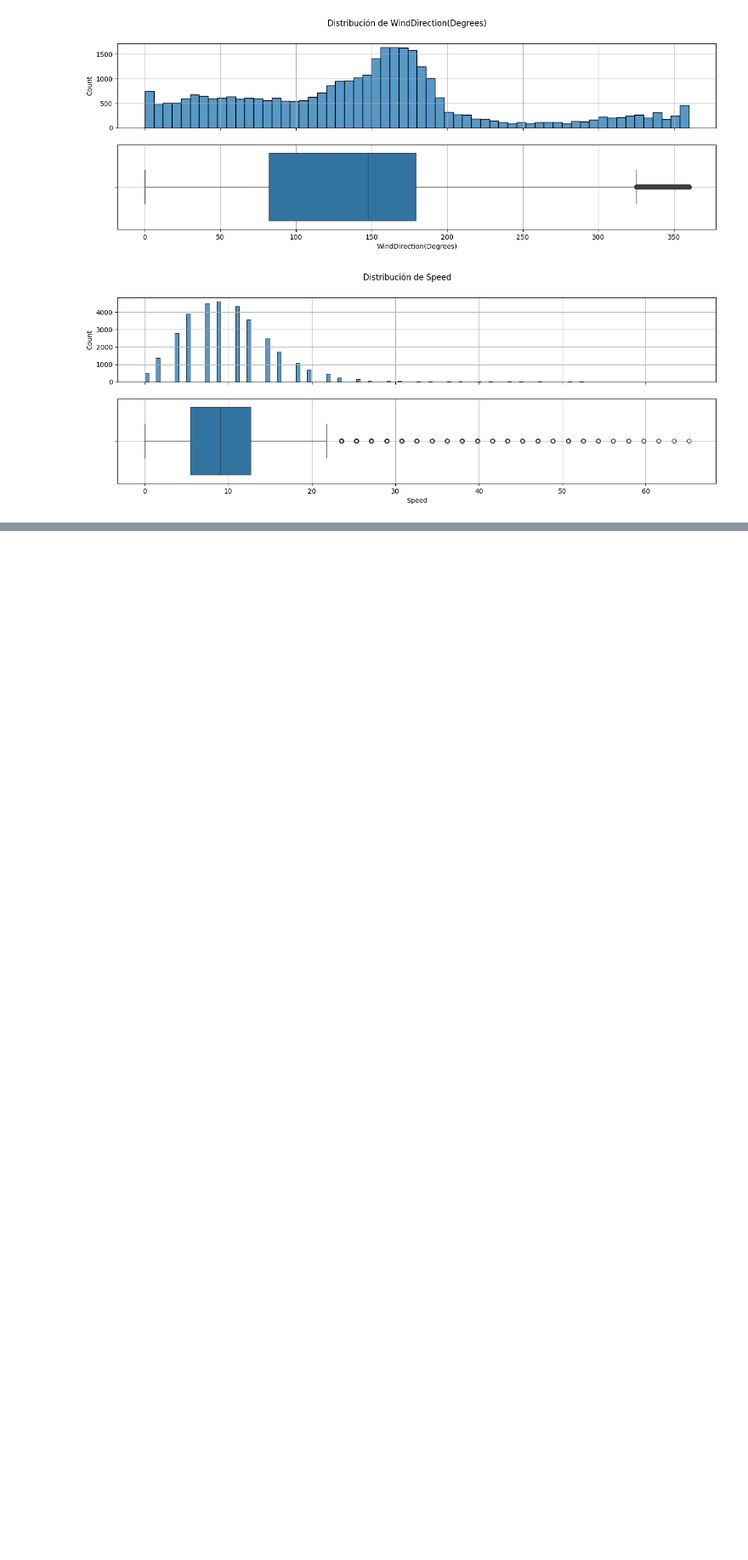
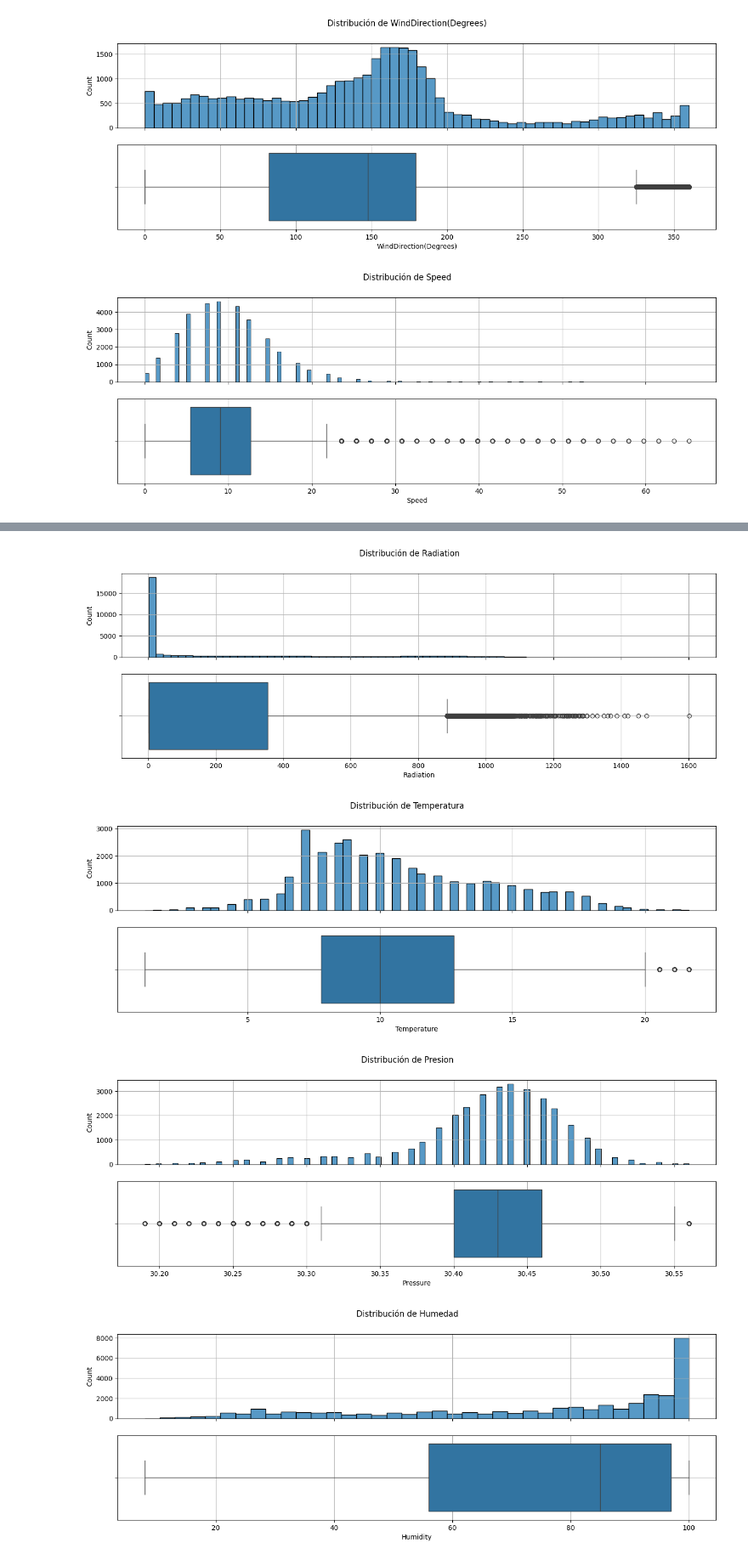
Before and after one commit to mdellanina/TrabajoPr-cticoCODERHOUSE, a Jupyter notebook: TrabajoPracticoCH_DS1.ipynb, the cells around one changed output, grey strips where cells are left out. Shown at 85% size. Drawn from its saved outputs; the diff is of its cells as text; code cells hidden in the pictures; blank space fills up the shorter version.

```diff
--- a/TrabajoPracticoCH_DS1.ipynb
+++ b/TrabajoPracticoCH_DS1.ipynb
@@ -485,0 +592,45 @@ df_grouped
+# %%
+fig, axes = plt.subplots(2, 1, figsize=(16, 5), sharex=True)
+fig.suptitle(f'Distribución de Radiation')
+sns.histplot(data=df, x = 'Radiation', ax = axes[0])
+sns.boxplot (x = df['Radiation'], ax = axes[1])
+axes[0].grid()
+axes[1].grid()
+plt.show()
+
+fig, axes = plt.subplots(2, 1, figsize=(16, 5), sharex=True)
+fig.suptitle(f'Distribución de Temperatura')
+sns.histplot(data=df, x = 'Temperature', ax = axes[0])
+sns.boxplot (x = df['Temperature'], ax = axes[1])
+axes[0].grid()
+axes[1].grid()
+plt.show()
+
+fig, axes = plt.subplots(2, 1, figsize=(16, 5), sharex=True)
+fig.suptitle(f'Distribución de Presion')
+sns.histplot(data=df, x = 'Pressure', ax = axes[0])
+sns.boxplot (x = df['Pressure'], ax = axes[1])
+axes[0].grid()
+axes[1].grid()
+plt.show()
+
+fig, axes = plt.subplots(2, 1, figsize=(16, 5), sharex=True)
+fig.suptitle(f'Distribución de Humedad')
+sns.histplot(data=df, x = 'Humidity', ax = axes[0])
+sns.boxplot (x = df['Humidity'], ax = axes[1])
+axes[0].grid()
+axes[1].grid()
+plt.show()
+
+df['WindDirectionCategory'].value_counts().plot(kind='pie', autopct='%1.1f%%')
+plt.title('Wind Direction Category')
+plt.show()
+
+df['WindSpeedCategory'].value_counts().plot(kind='pie', autopct='%1.1f%%')
+plt.title('Wind Speed Category')
+plt.show()
+# %% [output]
+[figure, added]
+[figure, added]
+[figure, added]
+[figure, added]
```
Also changed, not shown: parts of 23 cells of this notebook.
